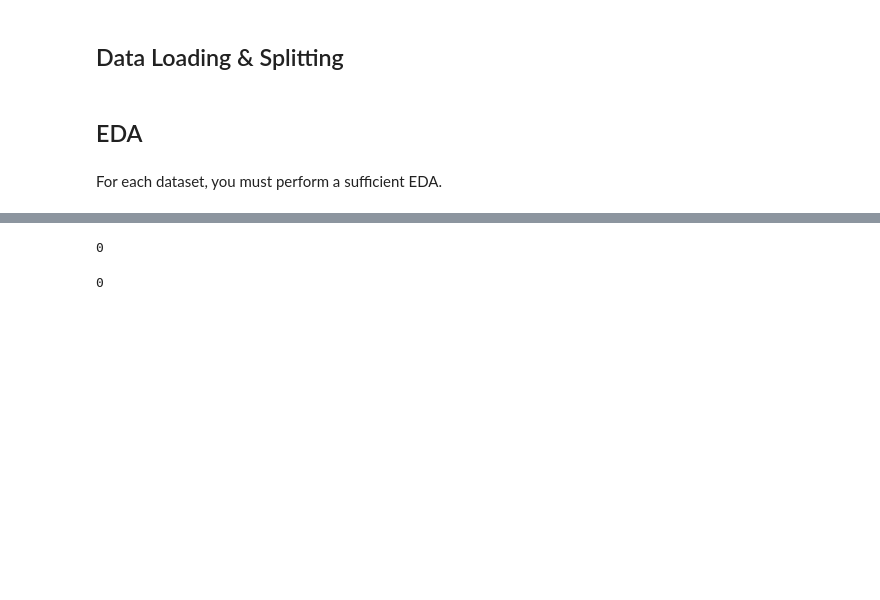
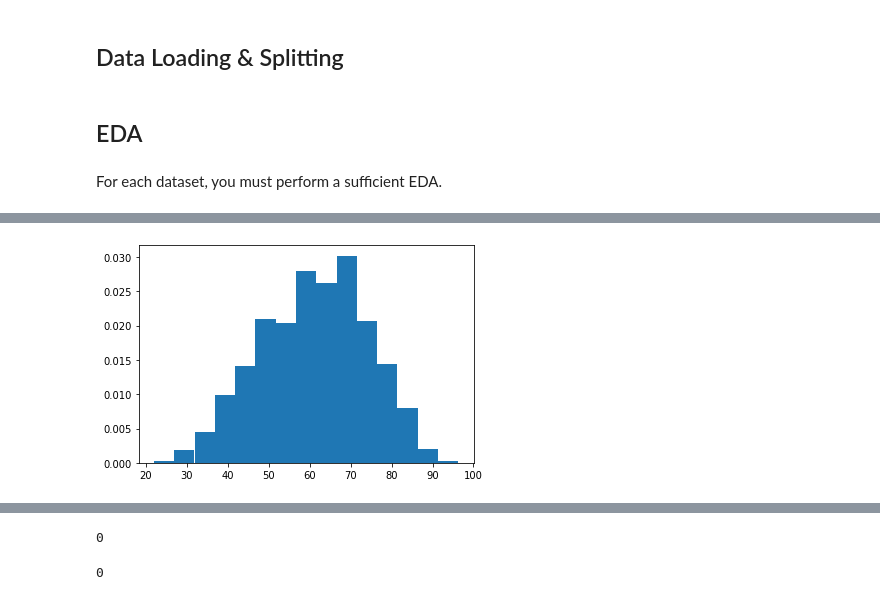
Before and after one commit to jimiph/ML-project-fall-2022, a Jupyter notebook: ML_Project.ipynb, the cells around one changed output, grey strips where cells are left out. Saved outputs shown, nothing was run; the diff lists cells and outputs as text; code cells hidden in the pictures; blank space fills up the shorter version.

```diff
--- a/ML_Project.ipynb
+++ b/ML_Project.ipynb
@@ -104,0 +117,7 @@ df_gen_expression = df_clinical_gen.iloc[:, 31:]
+# %%
+from matplotlib import pyplot as plt
+
+plt.hist(df_clinical['age_at_diagnosis'], bins=15, density=True)
+plt.show()
+# %% [output]
+[figure, added]
```
Also changed, not shown: parts of 27 cells of this notebook.
